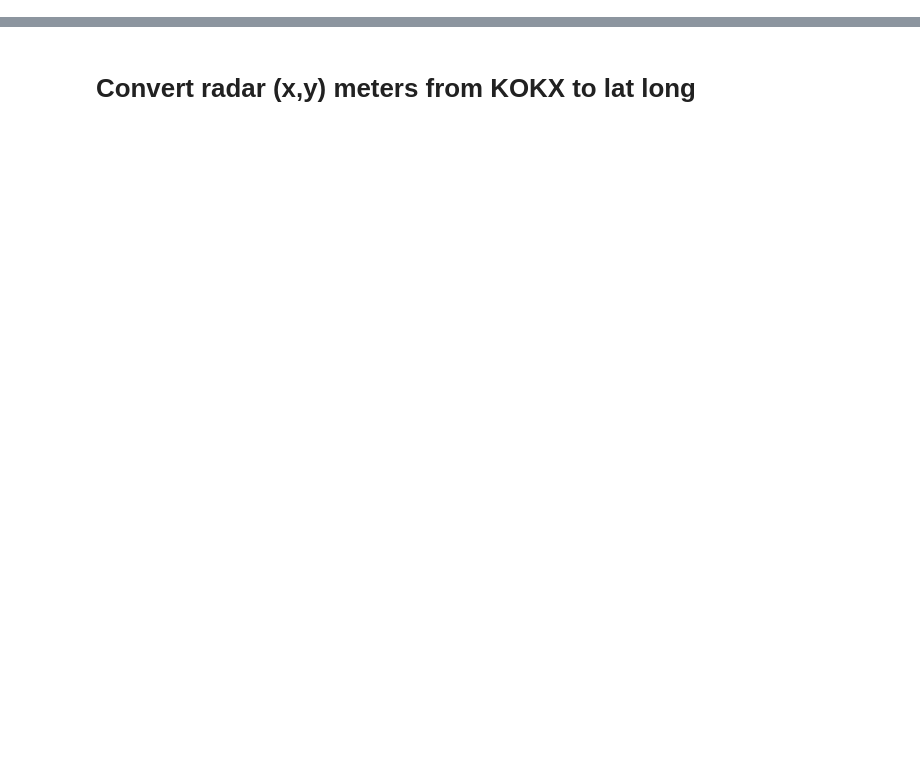
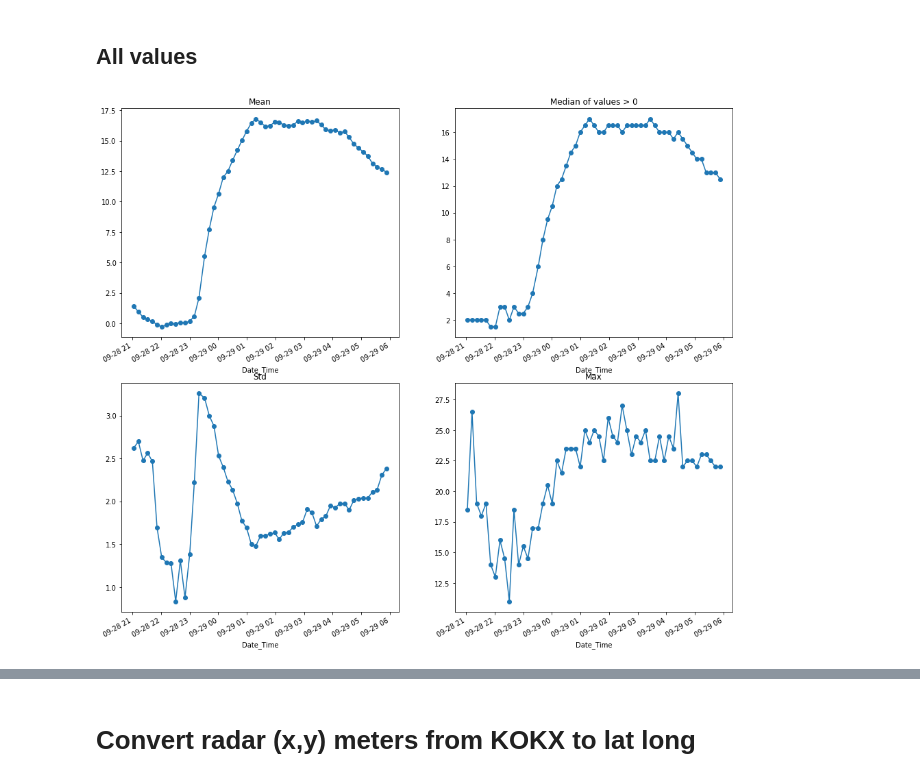
Before and after one commit to cmoscardi/independent_2018, a Jupyter notebook: radar/nexrad_cleaned.ipynb, the cells around one changed output, grey strips where cells are left out. Saved outputs shown, nothing was run; the diff lists cells and outputs as text; code cells hidden in the pictures; blank space fills up the shorter version.

```diff
--- a/radar/nexrad_cleaned.ipynb
+++ b/radar/nexrad_cleaned.ipynb
@@ -72,0 +111,14 @@ len(df)
+# %% [markdown]
+## All values
+# %%
+def plot_ts(radar_df):
+    fig, axes = plt.subplots(2, 2, figsize=(16, 15))
+    axes = axes.flatten()
+    for func, ax in zip(['mean', 'median', 'std', 'max'], axes):
+        x = radar_df if func != 'median' else radar_df[radar_df.DBZH > 0]
+        res = getattr(x.groupby("Date_Time").DBZH, func)()
+        res.plot(ax=ax, style='-o')
+        ax.set_title(func.title() if func != 'median' else "Median of values > 0")
+plot_ts(imputed)
+# %% [output]
+[figure, added]
```
Also changed, not shown: parts of 35 cells of this notebook.
